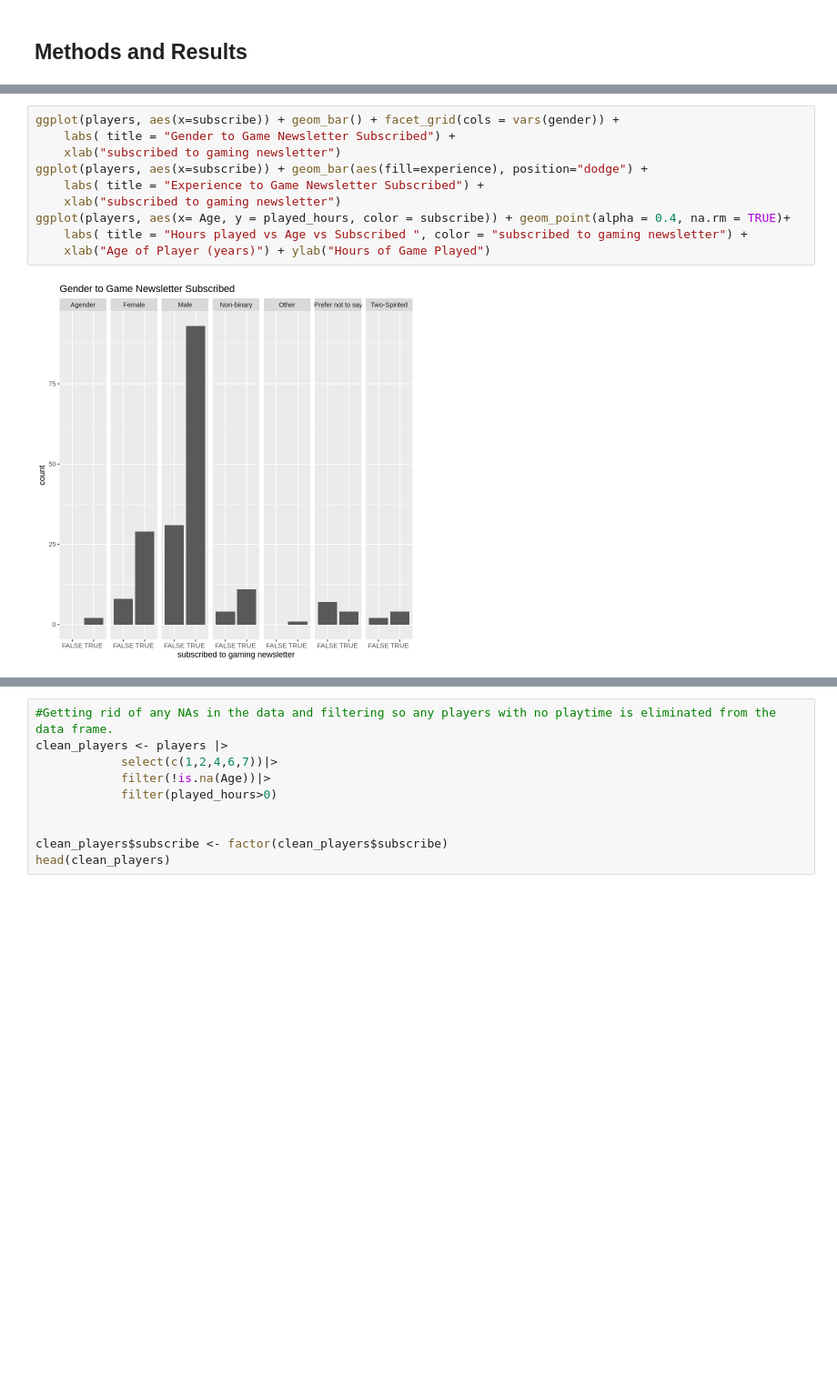
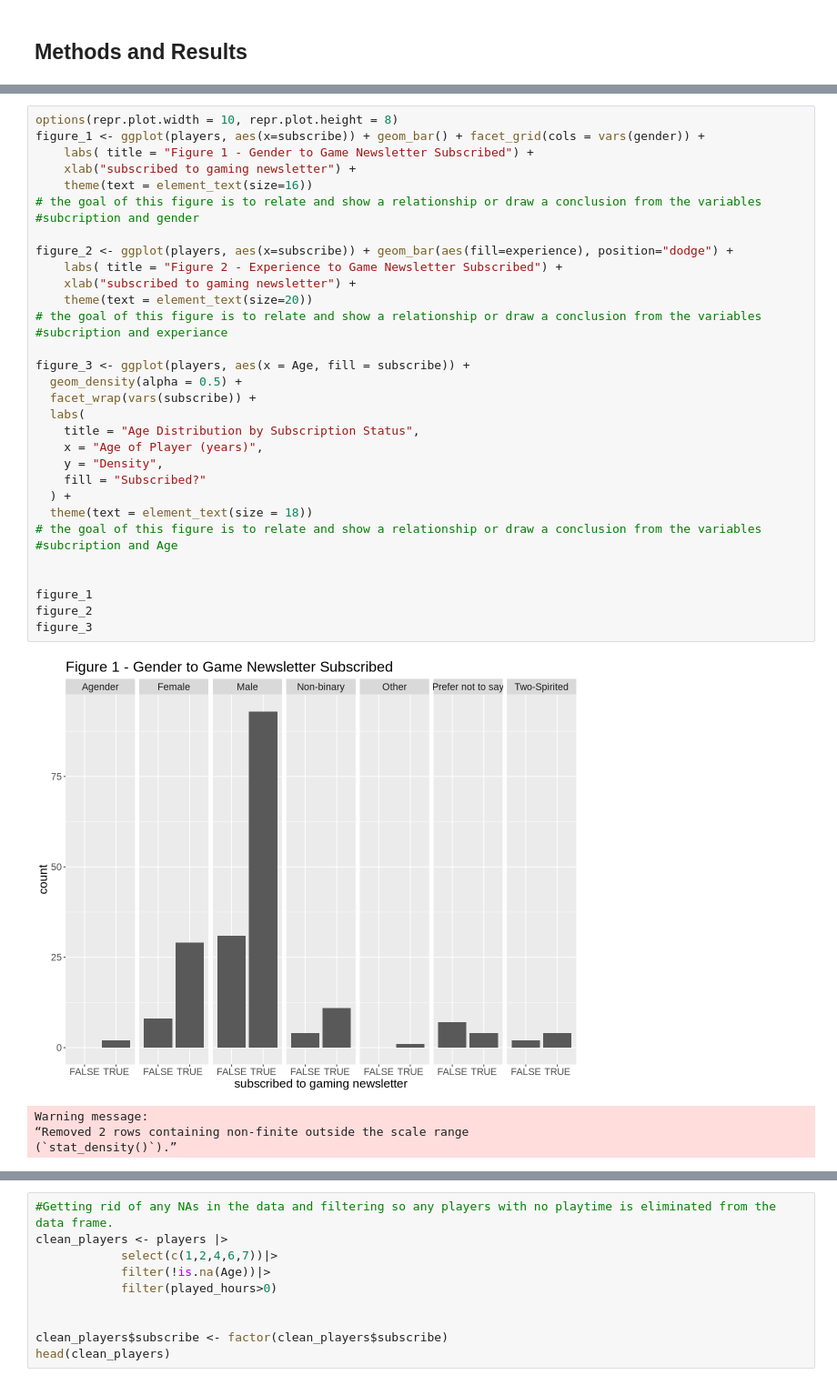
Before and after one commit to anasakbar-05/DSCI_100_Group_Project_009_14, a Jupyter notebook: Group_Project_009_14.ipynb, the cells around one changed output, grey strips where cells are left out. Shown at 91% size. Saved outputs shown, nothing was run; the diff lists cells and outputs as text; blank space fills up the shorter version.

```diff
--- a/Group_Project_009_14.ipynb
+++ b/Group_Project_009_14.ipynb
@@ -165,12 +167,38 @@ Prior to the classification, I will:
 # %%
-ggplot(players, aes(x=subscribe)) + geom_bar() + facet_grid(cols = vars(gender)) +
-    labs( title = "Gender to Game Newsletter Subscribed") +
-    xlab("subscribed to gaming newsletter")
-ggplot(players, aes(x=subscribe)) + geom_bar(aes(fill=experience), position="dodge") +
-    labs( title = "Experience to Game Newsletter Subscribed") +
-    xlab("subscribed to gaming newsletter")
-ggplot(players, aes(x= Age, y = played_hours, color = subscribe)) + geom_point(alpha = 0.4, na.rm = TRUE)+
-    labs( title = "Hours played vs Age vs Subscribed ", color = "subscribed to gaming newsletter") +
-    xlab("Age of Player (years)") + ylab("Hours of Game Played")
+options(repr.plot.width = 10, repr.plot.height = 8)
+figure_1 <- ggplot(players, aes(x=subscribe)) + geom_bar() + facet_grid(cols = vars(gender)) +
+    labs( title = "Figure 1 - Gender to Game Newsletter Subscribed") +
+    xlab("subscribed to gaming newsletter") +
+    theme(text = element_text(size=16))
+# the goal of this figure is to relate and show a relationship or draw a conclusion from the variables
+#subcription and gender
+
+figure_2 <- ggplot(players, aes(x=subscribe)) + geom_bar(aes(fill=experience), position="dodge") +
+    labs( title = "Figure 2 - Experience to Game Newsletter Subscribed") +
+    xlab("subscribed to gaming newsletter") +
+    theme(text = element_text(size=20))
+# the goal of this figure is to relate and show a relationship or draw a conclusion from the variables
+#subcription and experiance
+
+figure_3 <- ggplot(players, aes(x = Age, fill = subscribe)) +
+  geom_density(alpha = 0.5) +
+  facet_wrap(vars(subscribe)) +
+  labs(
+    title = "Age Distribution by Subscription Status",
+    x = "Age of Player (years)",
+    y = "Density",
+    fill = "Subscribed?"
+  ) +
+  theme(text = element_text(size = 18))
+# the goal of this figure is to relate and show a relationship or draw a conclusion from the variables
+#subcription and Age
+
+
+figure_1
+figure_2
+figure_3
 # %% [output]
-[figure, old version]
+[figure, new version]
+Warning message:
+“Removed 2 rows containing non-finite outside the scale range
+(`stat_density()`).”
```
Also changed, not shown: parts of 7 cells of this notebook.
